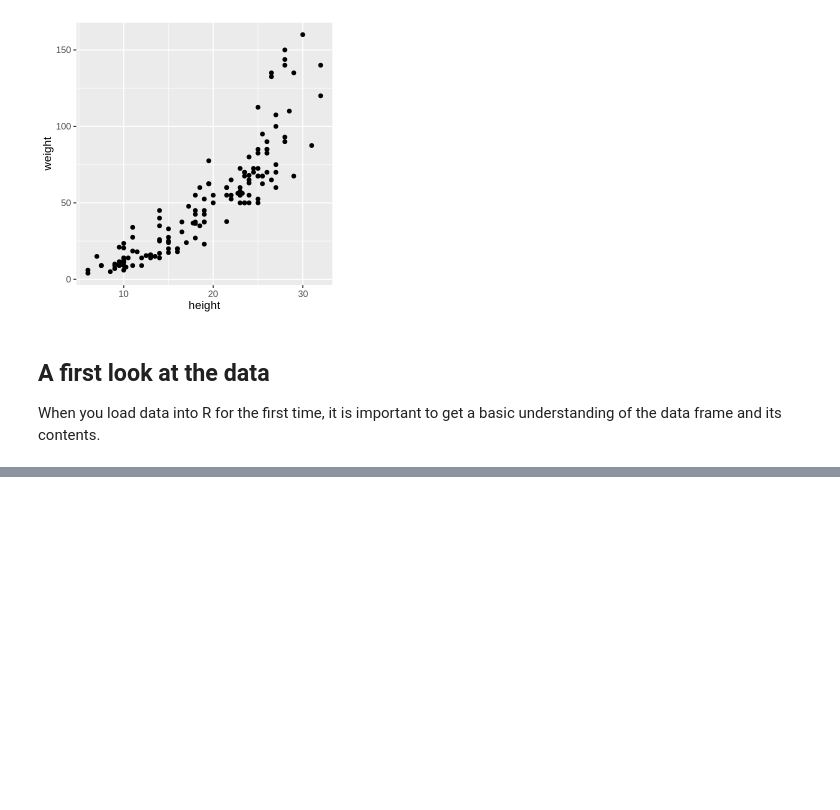
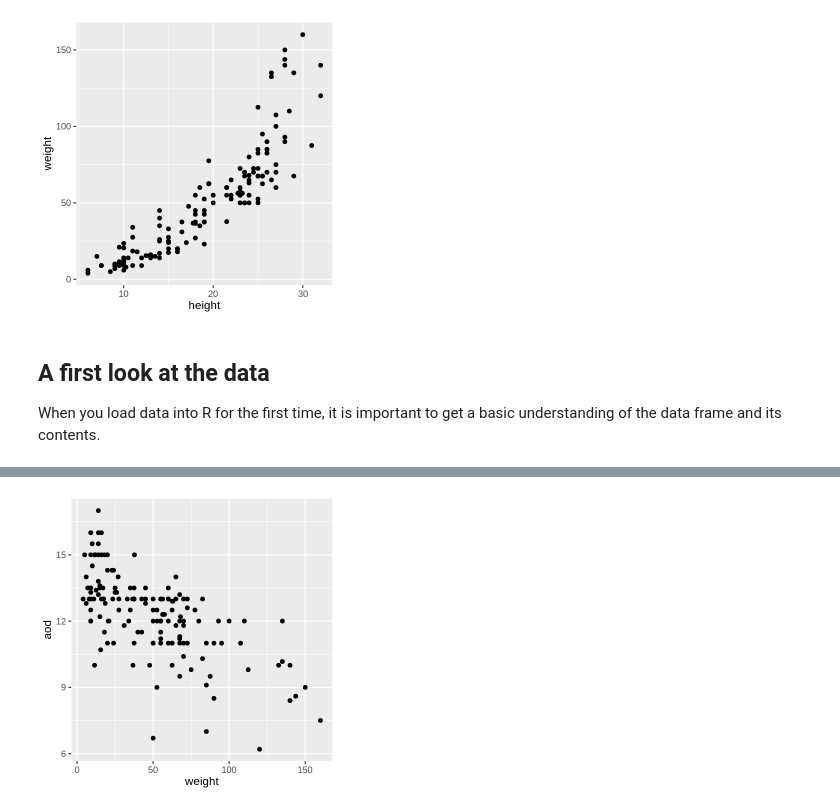
Before and after one commit to pcarbo/qBio9_stuff, a Jupyter notebook: dataviz_qbio9.ipynb, the cells around one changed output, grey strips where cells are left out. Saved outputs shown, nothing was run; the diff lists cells and outputs as text; code cells hidden in the pictures; blank space fills up the shorter version.

```diff
--- a/dataviz_qbio9.ipynb
+++ b/dataviz_qbio9.ipynb
@@ -97,0 +119,6 @@ table(dogs$shortcoat,useNA = "always")
+# %%
+p <- ggplot(data = dogs,mapping = aes(x = weight,y = aod))
+p <- ggplot_add(geom_point(),p)
+p
+# %% [output]
+[figure, added]
```
Also changed, not shown: parts of 6 cells of this notebook.
